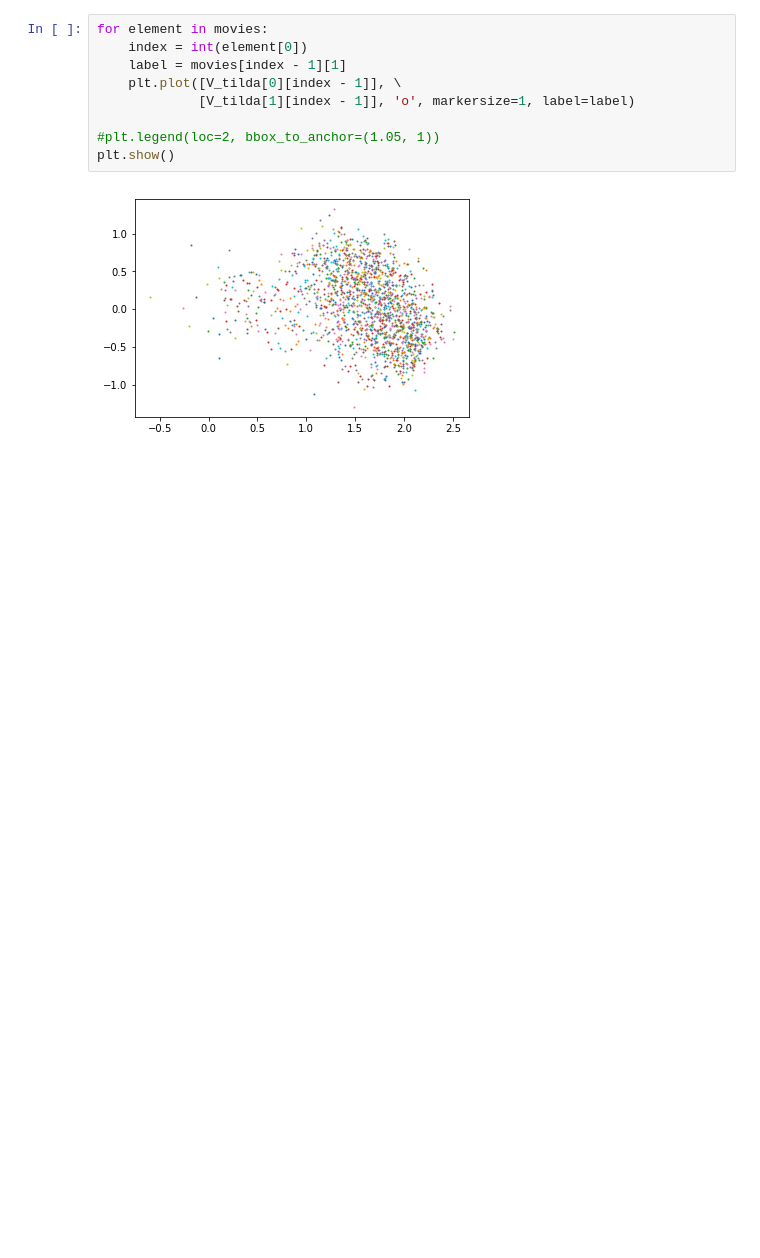
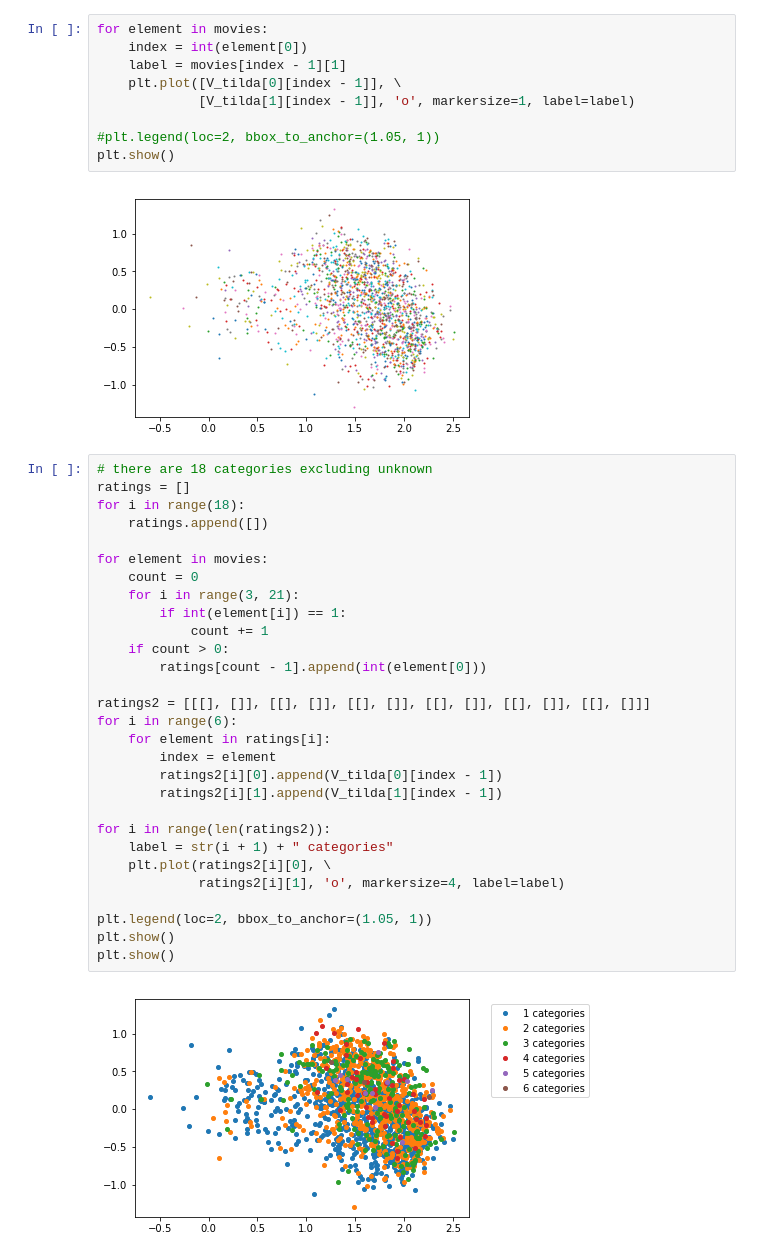
Before and after one commit to reislerjul/-MovieLens-Visualization, a Jupyter notebook: Visualizations.ipynb, the cells around one changed output. Cells and saved outputs as stored; diff of their text form; blank space fills up the shorter version.

```diff
--- a/Visualizations.ipynb
+++ b/Visualizations.ipynb
@@ -399,3 +466,34 @@ for element in movies:
 plt.show()
 # %% [output]
 [figure]
+# %%
+# there are 18 categories excluding unknown
+ratings = []
+for i in range(18):
+    ratings.append([])
+
+for element in movies:
+    count = 0
+    for i in range(3, 21):
+        if int(element[i]) == 1:
+            count += 1
+    if count > 0:
+        ratings[count - 1].append(int(element[0]))
+
+ratings2 = [[[], []], [[], []], [[], []], [[], []], [[], []], [[], []]]
+for i in range(6):
+    for element in ratings[i]:
+        index = element
+        ratings2[i][0].append(V_tilda[0][index - 1])
+        ratings2[i][1].append(V_tilda[1][index - 1])
+
+for i in range(len(ratings2)):
+    label = str(i + 1) + " categories"
+    plt.plot(ratings2[i][0], \
+             ratings2[i][1], 'o', markersize=4, label=label)
+
+plt.legend(loc=2, bbox_to_anchor=(1.05, 1))
+plt.show()
+plt.show()
+# %% [output]
+[figure, added]
```
Also changed, not shown: parts of 12 cells of this notebook.
